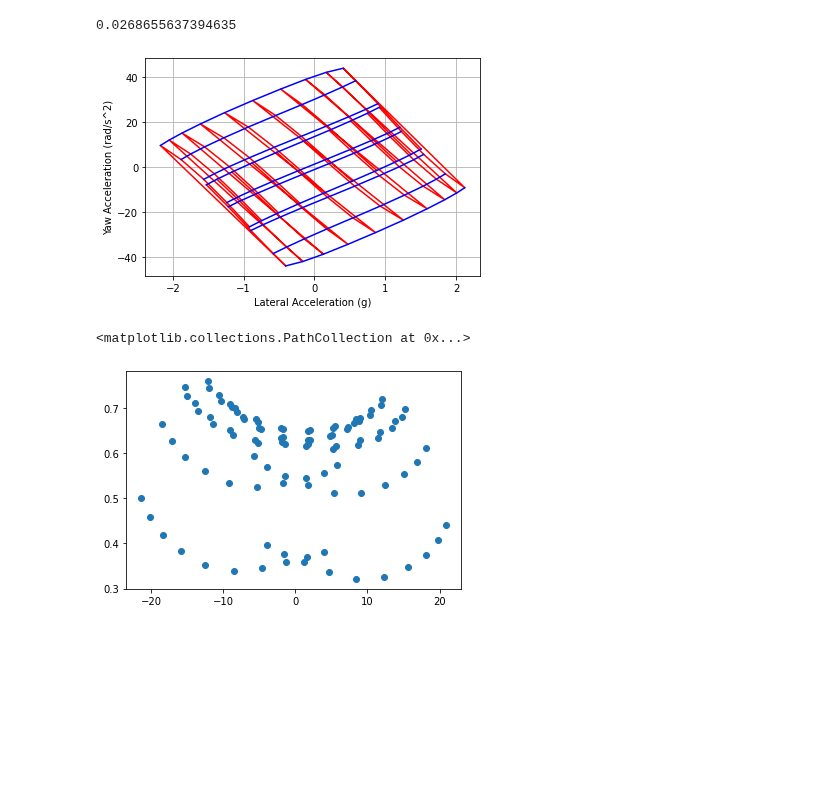
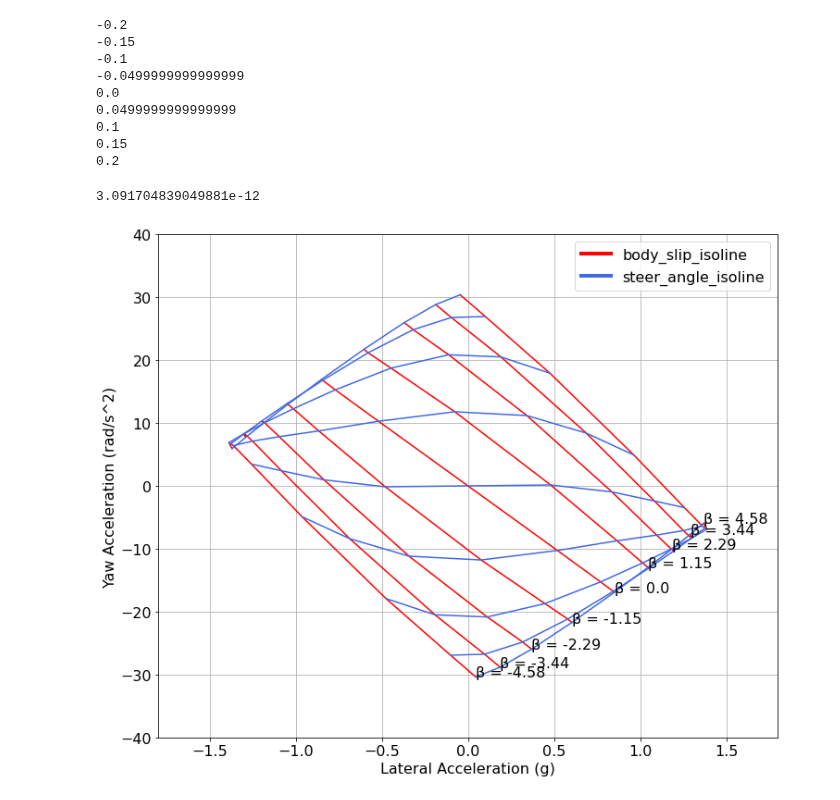
Before and after one commit to LonghornRacingElectric/magic_moment_method, a Jupyter notebook: MMM_plotter.ipynb, the cells around one changed output. Drawn from its saved outputs; the diff is of its cells as text; code cells hidden in the pictures; blank space fills up the shorter version.

Commit message:
Cleaned up graphs export and added labeling

```diff
--- a/MMM_plotter.ipynb
+++ b/MMM_plotter.ipynb
@@ -10,26 +1,58 @@ import matplotlib.pyplot as plt
 # %%
-df = pd.read_csv("MMM.csv")
+from suspension import Suspension
+from vehicle import Vehicle
+from aerodynamics import Aerodynamics
+import math
+from scipy.optimize import fsolve as josie_solver
+import numpy as np
+import pandas as pd
+import matplotlib.pyplot as plt
+from matplotlib.lines import Line2D
+
+df = pd.read_csv("export/MMM.csv")
+
+fig = plt.figure()
+fig.set_size_inches(12, 10)
+
+plt.rc('font', size=16)
+plt.rcParams['axes.facecolor']='white'
+plt.rcParams['savefig.facecolor']='white'
 
 for x in df["body_slip"].unique():
     df2 = df[df["body_slip"] == x]
-    plt.plot(df2["y_double_dot"]/9.81, df2["yaw_acceleration"], 'r')
-    #plt.text(list(df2["y_double_dot"])[-1]/9.81, list(df2["yaw_acceleration"])[-1], f'sample {x}')
+    plt.plot(df2["y_double_dot"]/9.81, df2["yaw_acceleration"], 'red', label='body_slip_isoline')
+    plt.text(list(df2["y_double_dot"])[-1]/9.81, list(df2["yaw_acceleration"])[-1], f'\u03B2 = {round(x*180/math.pi,2)}')
 
 for x in df["steered_angle"].unique():
+    print(x)
     df2 = df[(df["steered_angle"] == x)]
-    plt.plot(df2["y_double_dot"]/9.81, df2["yaw_acceleration"], 'b')
+    plt.plot(df2["y_double_dot"]/9.81, df2["yaw_acceleration"], 'royalblue', label='steer_angle_isoline')
+
+
 plt.grid()
+major_ticks = np.arange(0, 101, 20)
+minor_ticks = np.arange(0, 101, 5)
+
+plt.xlabel("Lateral Acceleration (g)")
+plt.xlim([-1.8,1.8])
 plt.ylabel("Yaw Acceleration (rad/s^2)")
-plt.xlabel("Lateral Acceleration (g)")
+plt.ylim([-40,40])
 
+from matplotlib.lines import Line2D
+custom_lines = [Line2D([0], [0], color="red", lw=4),
+                Line2D([0], [0], color="royalblue", lw=4)]
+plt.legend(custom_lines, ['body_slip_isoline', 'steer_angle_isoline'])
+plt.savefig('test.png', bbox_inches='tight')
 abs(df["yaw_acceleration"]).min()
 # %% [output]
-0.0268655637394635
+-0.2
+-0.15
+-0.1
+-0.0499999999999999
+0.0
+0.0499999999999999
+0.1
+0.15
+0.2
+3.091704839049881e-12
-[figure, old version]
+[figure, new version]
-# %%
-import math
-plt.scatter(df["y_double_dot"], df["roll"]*180/math.pi)
-#df.head
-# %% [output]
-<matplotlib.collections.PathCollection at 0x...>
-[figure, removed]
```
Also changed, not shown: parts of 1 cell of this notebook, 6 other files.
